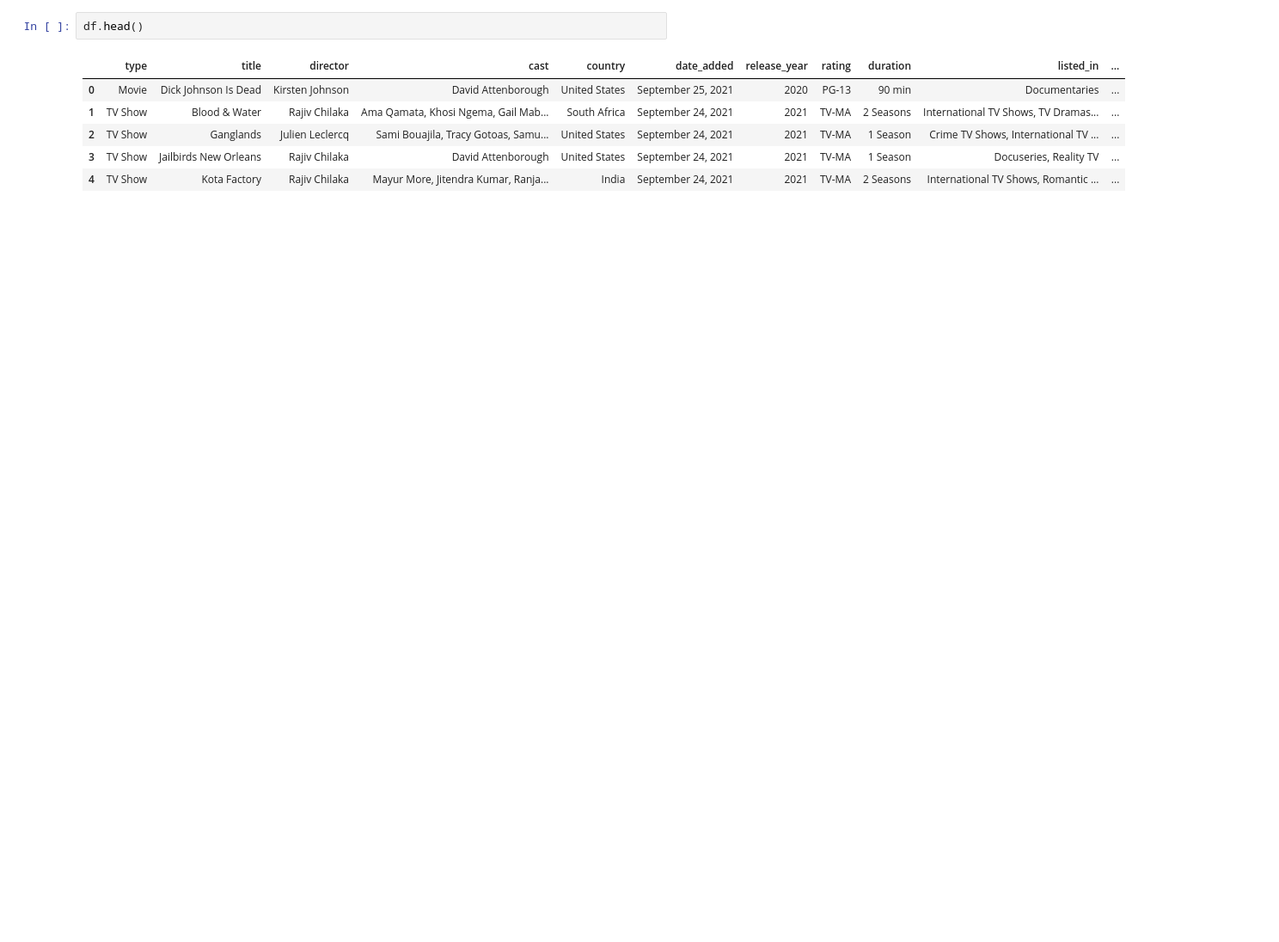
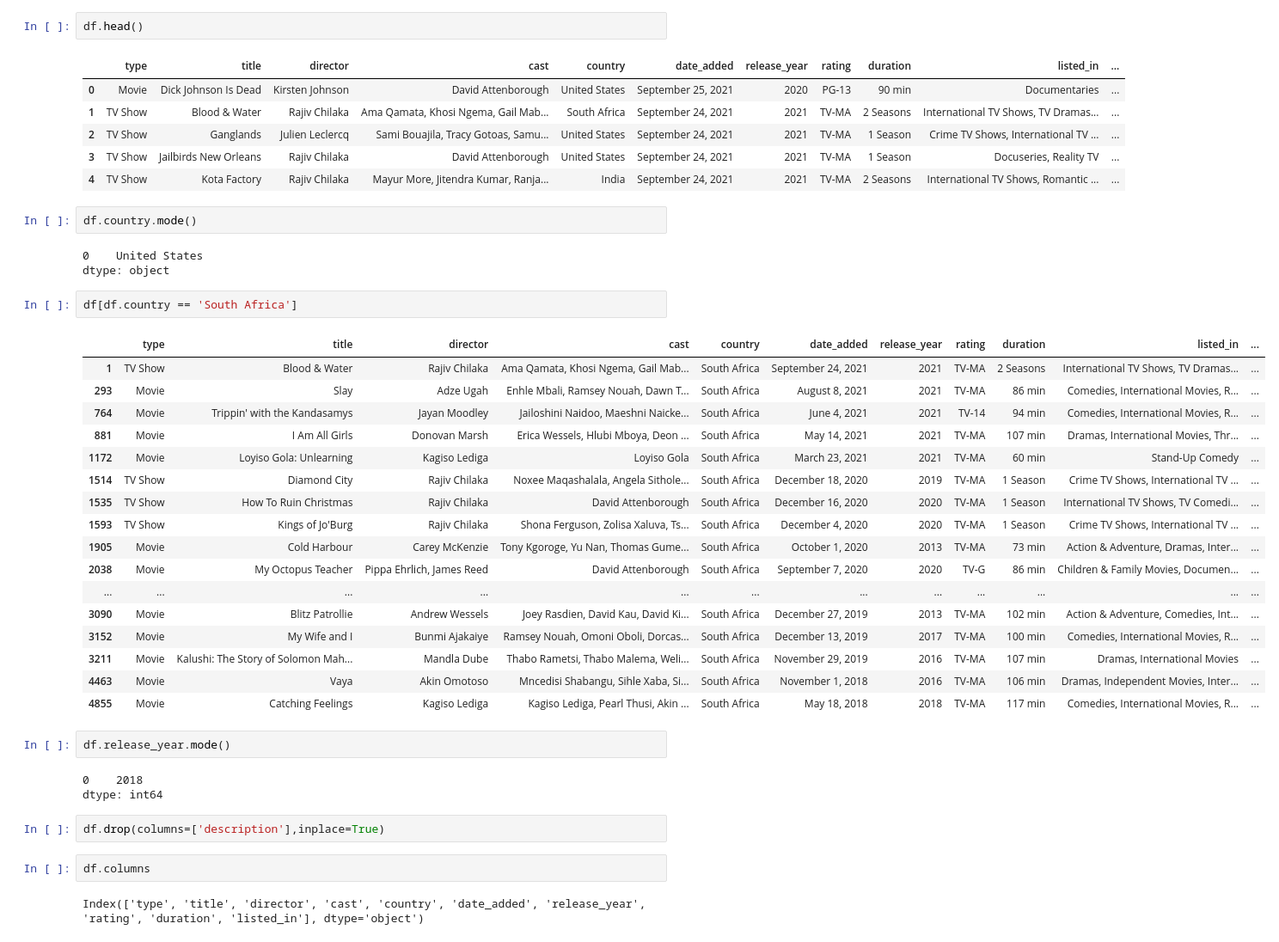
Before and after one commit to tosif91/machine_learning, a Jupyter notebook: basics/Netflix_EDA.ipynb, the cells around one changed output. Shown: that part at 86% size. Saved outputs shown, nothing was run; the diff lists cells and outputs as text; blank space fills up the shorter version.

```diff
--- a/basics/Netflix_EDA.ipynb
+++ b/basics/Netflix_EDA.ipynb
@@ -329,3 +329,39 @@ df.head()
 | 2 | TV Show | Ganglands | Julien Leclercq | Sami Bouajila, Tracy Gotoas, Samu... | United States | September 24, 2021 | 2021 | TV-MA | 1 Season | Crime TV Shows, International TV ... | ... |
 | 3 | TV Show | Jailbirds New Orleans | Rajiv Chilaka | David Attenborough | United States | September 24, 2021 | 2021 | TV-MA | 1 Season | Docuseries, Reality TV | ... |
 | 4 | TV Show | Kota Factory | Rajiv Chilaka | Mayur More, Jitendra Kumar, Ranja... | India | September 24, 2021 | 2021 | TV-MA | 2 Seasons | International TV Shows, Romantic ... | ... |
+# %%
+df.country.mode()
+# %% [output]
+0    United States
+dtype: object
+# %%
+df[df.country == 'South Africa']
+# %% [output]
+|  | type | title | director | cast | country | date_added | release_year | rating | duration | listed_in | ... |
+| 1 | TV Show | Blood & Water | Rajiv Chilaka | Ama Qamata, Khosi Ngema, Gail Mab... | South Africa | September 24, 2021 | 2021 | TV-MA | 2 Seasons | International TV Shows, TV Dramas... | ... |
+| 293 | Movie | Slay | Adze Ugah | Enhle Mbali, Ramsey Nouah, Dawn T... | South Africa | August 8, 2021 | 2021 | TV-MA | 86 min | Comedies, International Movies, R... | ... |
+| 764 | Movie | Trippin' with the Kandasamys | Jayan Moodley | Jailoshini Naidoo, Maeshni Naicke... | South Africa | June 4, 2021 | 2021 | TV-14 | 94 min | Comedies, International Movies, R... | ... |
+| 881 | Movie | I Am All Girls | Donovan Marsh | Erica Wessels, Hlubi Mboya, Deon ... | South Africa | May 14, 2021 | 2021 | TV-MA | 107 min | Dramas, International Movies, Thr... | ... |
+| 1172 | Movie | Loyiso Gola: Unlearning | Kagiso Lediga | Loyiso Gola | South Africa | March 23, 2021 | 2021 | TV-MA | 60 min | Stand-Up Comedy | ... |
+| 1514 | TV Show | Diamond City | Rajiv Chilaka | Noxee Maqashalala, Angela Sithole... | South Africa | December 18, 2020 | 2019 | TV-MA | 1 Season | Crime TV Shows, International TV ... | ... |
+| 1535 | TV Show | How To Ruin Christmas | Rajiv Chilaka | David Attenborough | South Africa | December 16, 2020 | 2020 | TV-MA | 1 Season | International TV Shows, TV Comedi... | ... |
+| 1593 | TV Show | Kings of Jo'Burg | Rajiv Chilaka | Shona Ferguson, Zolisa Xaluva, Ts... | South Africa | December 4, 2020 | 2020 | TV-MA | 1 Season | Crime TV Shows, International TV ... | ... |
+| 1905 | Movie | Cold Harbour | Carey McKenzie | Tony Kgoroge, Yu Nan, Thomas Gume... | South Africa | October 1, 2020 | 2013 | TV-MA | 73 min | Action & Adventure, Dramas, Inter... | ... |
+| 2038 | Movie | My Octopus Teacher | Pippa Ehrlich, James Reed | David Attenborough | South Africa | September 7, 2020 | 2020 | TV-G | 86 min | Children & Family Movies, Documen... | ... |
+| ... | ... | ... | ... | ... | ... | ... | ... | ... | ... | ... | ... |
+| 3090 | Movie | Blitz Patrollie | Andrew Wessels | Joey Rasdien, David Kau, David Ki... | South Africa | December 27, 2019 | 2013 | TV-MA | 102 min | Action & Adventure, Comedies, Int... | ... |
+| 3152 | Movie | My Wife and I | Bunmi Ajakaiye | Ramsey Nouah, Omoni Oboli, Dorcas... | South Africa | December 13, 2019 | 2017 | TV-MA | 100 min | Comedies, International Movies, R... | ... |
+| 3211 | Movie | Kalushi: The Story of Solomon Mah... | Mandla Dube | Thabo Rametsi, Thabo Malema, Weli... | South Africa | November 29, 2019 | 2016 | TV-MA | 107 min | Dramas, International Movies | ... |
+| 4463 | Movie | Vaya | Akin Omotoso | Mncedisi Shabangu, Sihle Xaba, Si... | South Africa | November 1, 2018 | 2016 | TV-MA | 106 min | Dramas, Independent Movies, Inter... | ... |
+| 4855 | Movie | Catching Feelings | Kagiso Lediga | Kagiso Lediga, Pearl Thusi, Akin ... | South Africa | May 18, 2018 | 2018 | TV-MA | 117 min | Comedies, International Movies, R... | ... |
+# %%
+df.release_year.mode()
+# %% [output]
+0    2018
+dtype: int64
+# %%
+df.drop(columns=['description'],inplace=True)
+# %%
+df.columns
+# %% [output]
+Index(['type', 'title', 'director', 'cast', 'country', 'date_added', 'release_year', 'rating', 'duration', 'listed_in'], dtype='object')
```
Also changed, not shown: parts of 2 cells of this notebook.
